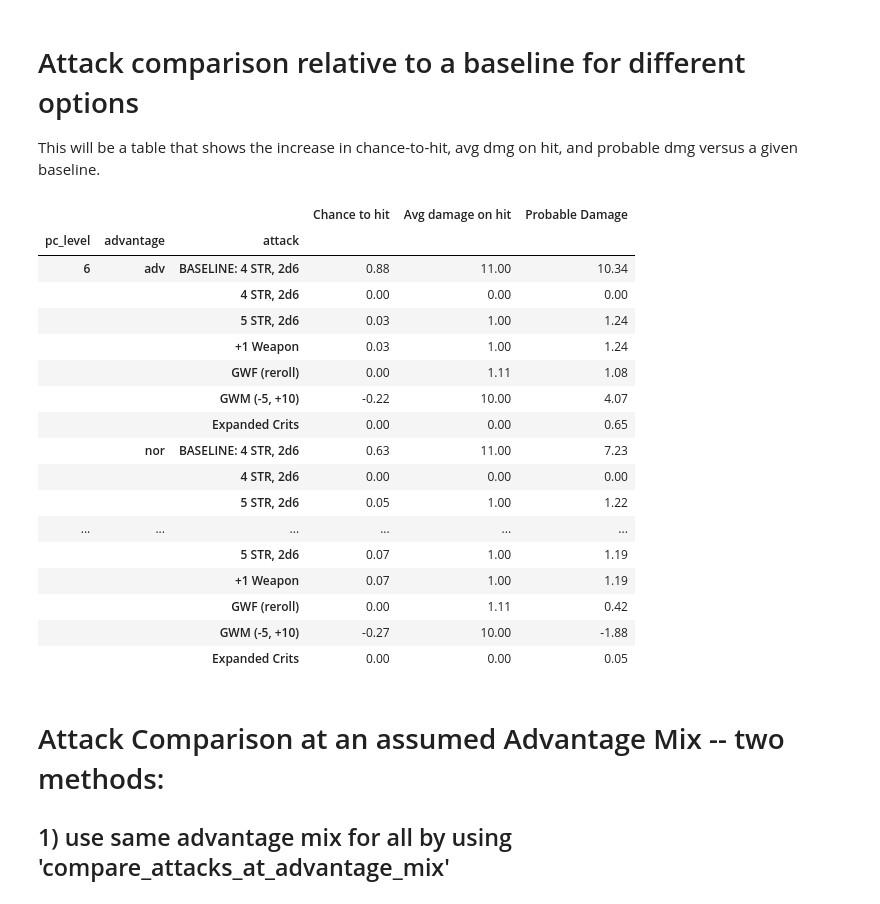
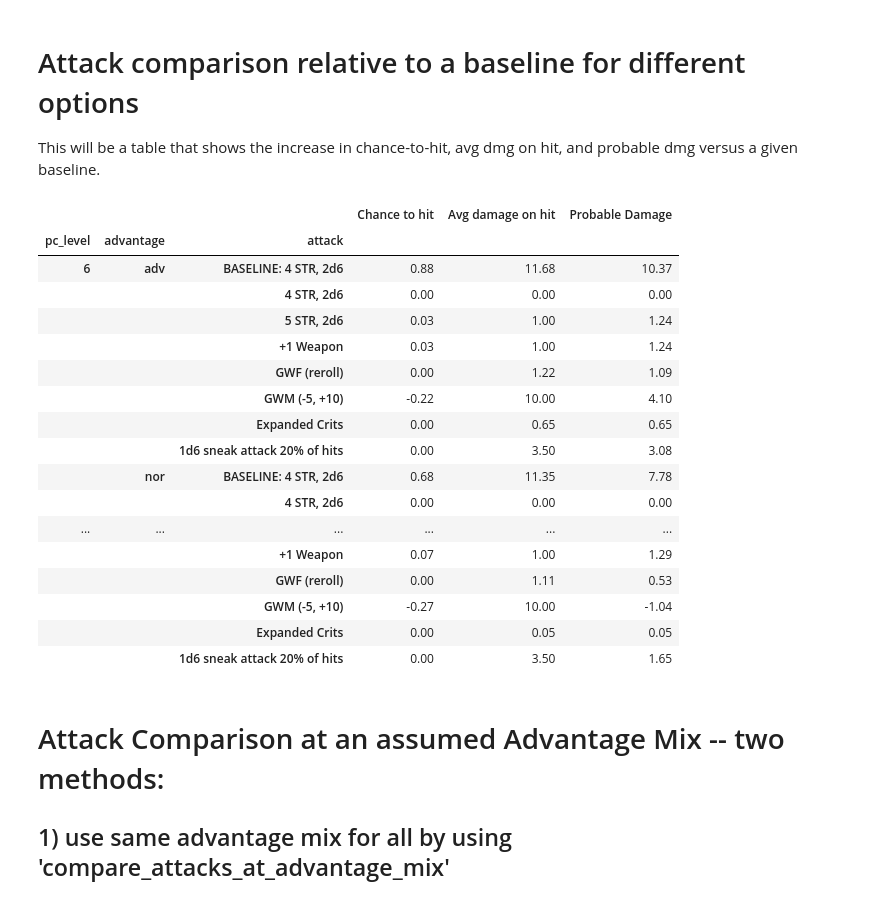
Before and after one commit to dyoung418/dnd_stats, a Jupyter notebook: dnd_dice_calcs.ipynb, the cells around one changed output. Cells and saved outputs as stored; diff of their text form; code cells hidden in the pictures.

```diff
--- a/dnd_dice_calcs.ipynb
+++ b/dnd_dice_calcs.ipynb
@@ -1283,32 +1353,34 @@ This will be a table that shows the increase in chance-to-hit, avg dmg on hit, a
 # %%
 attacks = [
     {'abil_mod':4, 'other_atk_mod':0, 'other_dmg_mod':0, 'dmg_die':6,'dmg_n':2, 'dmg_reroll_nums':[], 'crit_hit_nums':[20], 'label':'4 STR, 2d6'},
     {'abil_mod':5, 'other_atk_mod':0, 'other_dmg_mod':0, 'dmg_die':6,'dmg_n':2, 'dmg_reroll_nums':[], 'crit_hit_nums':[20], 'label':'5 STR, 2d6'},
     {'abil_mod':4, 'other_atk_mod':1, 'other_dmg_mod':1, 'dmg_die':6,'dmg_n':2, 'dmg_reroll_nums':[], 'crit_hit_nums':[20], 'label':'+1 Weapon'},
     {'abil_mod':4, 'other_atk_mod':0, 'other_dmg_mod':0, 'dmg_die':6,'dmg_n':2, 'dmg_reroll_nums':[1,2], 'crit_hit_nums':[20], 'label':'GWF (reroll)'},
     {'abil_mod':4, 'other_atk_mod':-5, 'other_dmg_mod':10, 'dmg_die':6,'dmg_n':2, 'dmg_reroll_nums':[], 'crit_hit_nums':[20], 'label':'GWM (-5, +10)'},
     {'abil_mod':4, 'other_atk_mod':0, 'other_dmg_mod':0, 'dmg_die':6,'dmg_n':2, 'dmg_reroll_nums':[], 'crit_hit_nums':[19,20], 'label':'Expanded Crits'},
+    {'abil_mod':4, 'other_atk_mod':0, 'other_dmg_mod':0, 'dmg_die':6,'dmg_n':2, 'dmg_reroll_nums':[], 'dmg_adder_dice':6, 'dmg_adder_dice_percentage':.2,
+     'crit_hit_nums':[20], 'label':'1d6 sneak attack 20% of hits'},
 ]
 compare_attacks(attacks, baseline=attacks[0], pc_lvls=[6,], advantages=['adv', 'nor', 'dis'])
 # %% [output]
 |  |  |  | Chance to hit | Avg damage on hit | Probable Damage |
 | pc_level | advantage | attack |  |  |  |
-| 6 | adv | BASELINE: 4 STR, 2d6 | 0.88 | 11.00 | 10.34 |
+| 6 | adv | BASELINE: 4 STR, 2d6 | 0.88 | 11.68 | 10.37 |
 |  |  | 4 STR, 2d6 | 0.00 | 0.00 | 0.00 |
 |  |  | 5 STR, 2d6 | 0.03 | 1.00 | 1.24 |
 |  |  | +1 Weapon | 0.03 | 1.00 | 1.24 |
-|  |  | GWF (reroll) | 0.00 | 1.11 | 1.08 |
-|  |  | GWM (-5, +10) | -0.22 | 10.00 | 4.07 |
-|  |  | Expanded Crits | 0.00 | 0.00 | 0.65 |
-|  | nor | BASELINE: 4 STR, 2d6 | 0.63 | 11.00 | 7.23 |
+|  |  | GWF (reroll) | 0.00 | 1.22 | 1.09 |
+|  |  | GWM (-5, +10) | -0.22 | 10.00 | 4.10 |
+|  |  | Expanded Crits | 0.00 | 0.65 | 0.65 |
+|  |  | 1d6 sneak attack 20% of hits | 0.00 | 3.50 | 3.08 |
+|  | nor | BASELINE: 4 STR, 2d6 | 0.68 | 11.35 | 7.78 |
 |  |  | 4 STR, 2d6 | 0.00 | 0.00 | 0.00 |
-|  |  | 5 STR, 2d6 | 0.05 | 1.00 | 1.22 |
 | ... | ... | ... | ... | ... | ... |
-|  |  | 5 STR, 2d6 | 0.07 | 1.00 | 1.19 |
-|  |  | +1 Weapon | 0.07 | 1.00 | 1.19 |
-|  |  | GWF (reroll) | 0.00 | 1.11 | 0.42 |
-|  |  | GWM (-5, +10) | -0.27 | 10.00 | -1.88 |
-|  |  | Expanded Crits | 0.00 | 0.00 | 0.05 |
+|  |  | +1 Weapon | 0.07 | 1.00 | 1.29 |
+|  |  | GWF (reroll) | 0.00 | 1.11 | 0.53 |
+|  |  | GWM (-5, +10) | -0.27 | 10.00 | -1.04 |
+|  |  | Expanded Crits | 0.00 | 0.05 | 0.05 |
+|  |  | 1d6 sneak attack 20% of hits | 0.00 | 3.50 | 1.65 |
 # %% [markdown]
 # Attack Comparison at an assumed Advantage Mix -- two methods:
 ## 1) use same advantage mix for all by using 'compare_attacks_at_advantage_mix'
```
Also changed, not shown: parts of 16 cells of this notebook.
